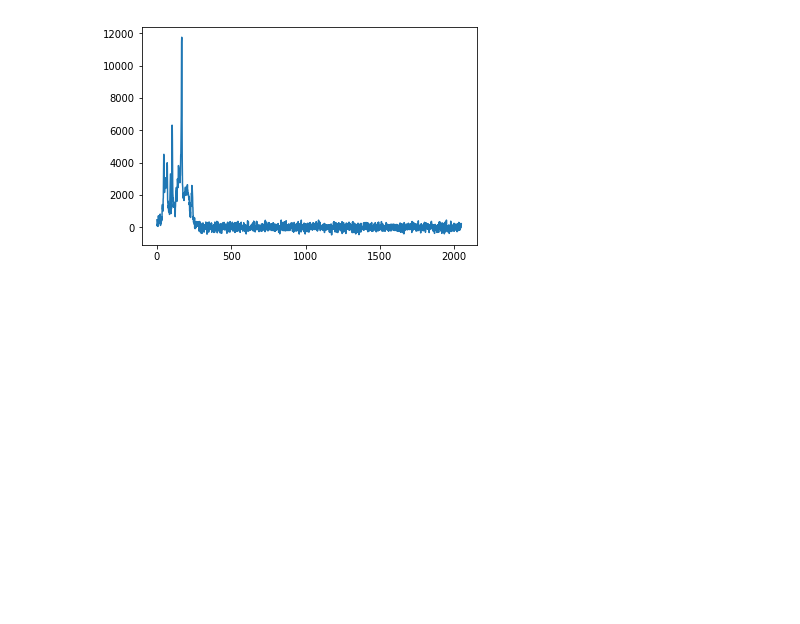
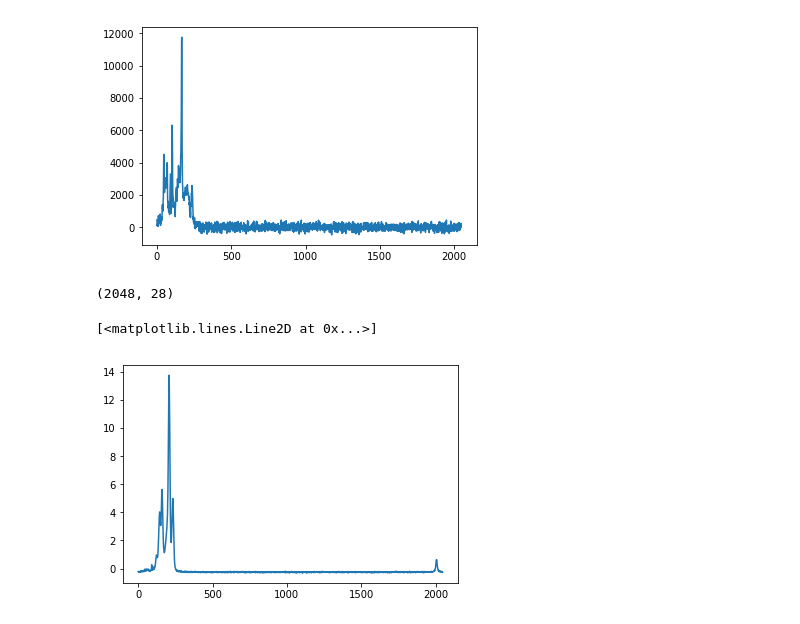
Before and after one commit to DrCod/MRS, a Jupyter notebook: notebooks/preprocess.ipynb, the cells around one changed output. Drawn from its saved outputs; the diff is of its cells as text; code cells hidden in the pictures; blank space fills up the shorter version.

Commit message:
fourier transformed and normalized

```diff
--- a/notebooks/preprocess.ipynb
+++ b/notebooks/preprocess.ipynb
@@ -72,5 +72,5 @@ def td_2_fd():
 # %%
 fft =td_2_fd()
 # %%
-fft = fft.T
+fd_ffts = fft.T
 # %%
@@ -92,3 +92,19 @@ plt.plot(fft[:,7])
 # %% [output]
 [<matplotlib.lines.Line2D at 0x...>]
 [figure]
+# %%
+def normalize_ffts(ffts):
+    for i in np.arange(ffts.shape[1]):
+        ffts[:,i] -= ffts[:,i].mean()
+        ffts[:,i] /= ffts.std()
+    return ffts
+# %%
+normalized =normalize_ffts(fd_ffts)
+normalized.shape
+# %% [output]
+(2048, 28)
+# %%
+plt.plot(normalized[:,0])
+# %% [output]
+[<matplotlib.lines.Line2D at 0x...>]
+[figure, added]
```
Also changed, not shown: parts of 7 cells of this notebook, 22 other files.
